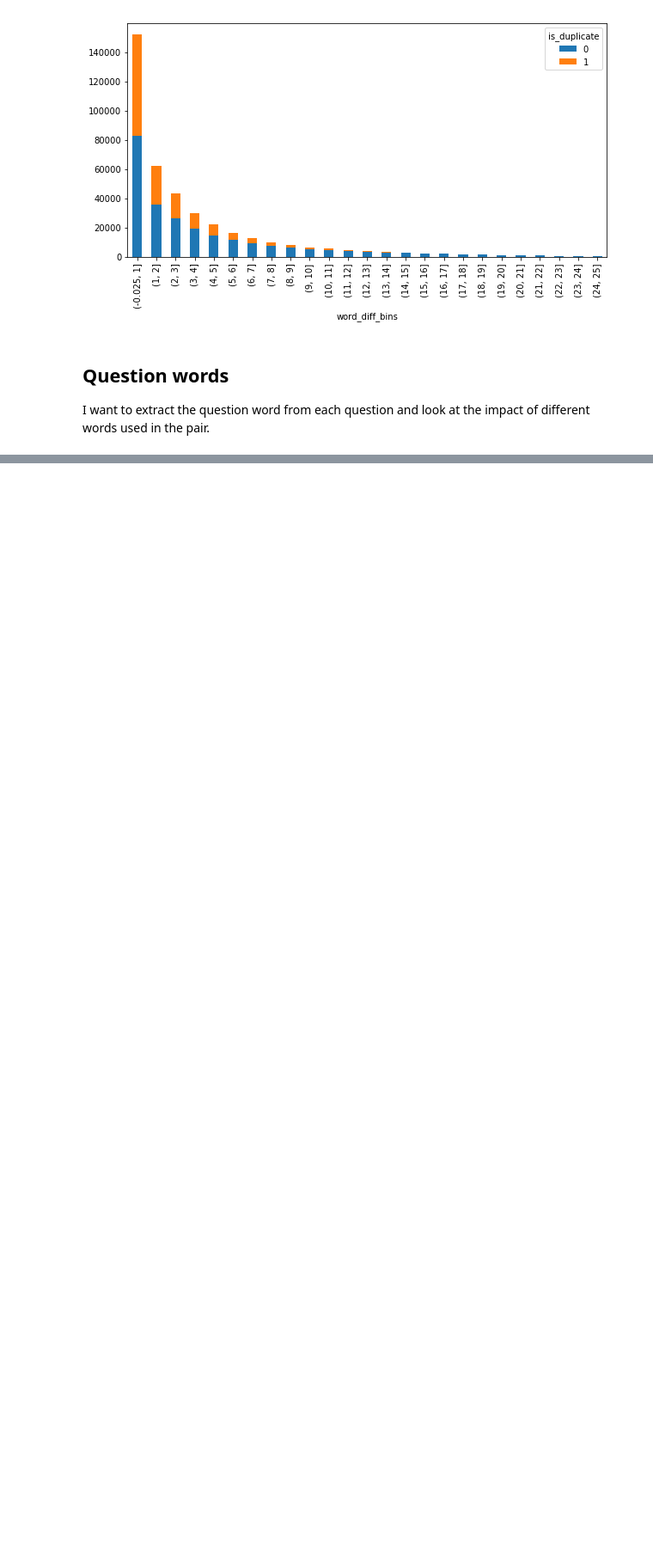
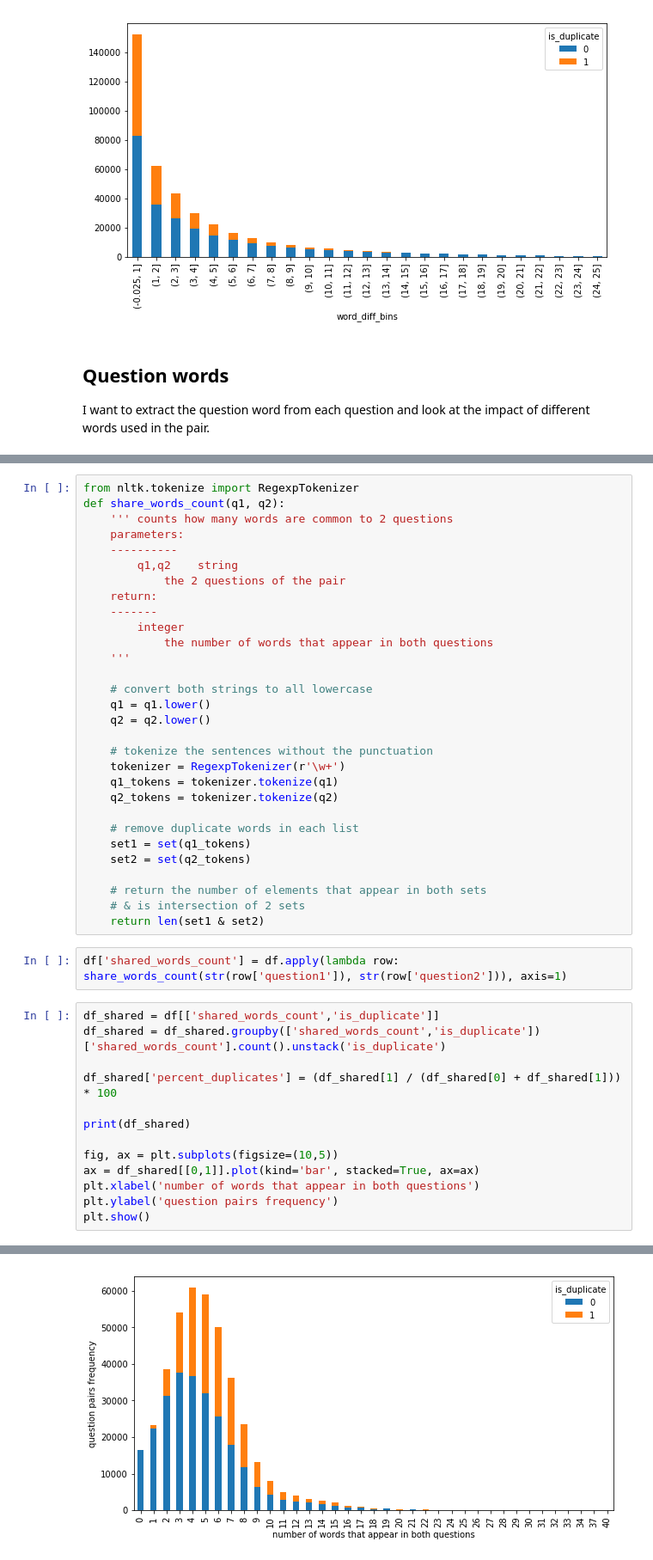
Before and after one commit to guillaume-martin/taipei_machine_learning, a Jupyter notebook: Quora/Scripts/exp-data-exploration-2017-04-11-v01.ipynb, the cells around one changed output, grey strips where cells are left out. Shown at 86% size. Drawn from its saved outputs; the diff is of its cells as text; blank space fills up the shorter version.

```diff
--- a/Quora/Scripts/exp-data-exploration-2017-04-11-v01.ipynb
+++ b/Quora/Scripts/exp-data-exploration-2017-04-11-v01.ipynb
@@ -241,0 +249,46 @@ He we can see that if the question words are different, the chance to have dupli
+# %%
+from nltk.tokenize import RegexpTokenizer
+def share_words_count(q1, q2):
+    ''' counts how many words are common to 2 questions
+    parameters:
+    ----------
+        q1,q2    string
+            the 2 questions of the pair
+    return:
+    -------
+        integer
+            the number of words that appear in both questions
+    '''
+
+    # convert both strings to all lowercase
+    q1 = q1.lower()
+    q2 = q2.lower()
+
+    # tokenize the sentences without the punctuation
+    tokenizer = RegexpTokenizer(r'\w+')
+    q1_tokens = tokenizer.tokenize(q1)
+    q2_tokens = tokenizer.tokenize(q2)
+
+    # remove duplicate words in each list
+    set1 = set(q1_tokens)
+    set2 = set(q2_tokens)
+
+    # return the number of elements that appear in both sets
+    # & is intersection of 2 sets
+    return len(set1 & set2)
+# %%
+df['shared_words_count'] = df.apply(lambda row: share_words_count(str(row['question1']), str(row['question2'])), axis=1)
+# %%
+df_shared = df[['shared_words_count','is_duplicate']]
+df_shared = df_shared.groupby(['shared_words_count','is_duplicate'])['shared_words_count'].count().unstack('is_duplicate')
+
+df_shared['percent_duplicates'] = (df_shared[1] / (df_shared[0] + df_shared[1])) * 100
+
+print(df_shared)
+
+fig, ax = plt.subplots(figsize=(10,5))
+ax = df_shared[[0,1]].plot(kind='bar', stacked=True, ax=ax)
+plt.xlabel('number of words that appear in both questions')
+plt.ylabel('question pairs frequency')
+plt.show()
+# %% [output]
@@ -241,0 +312 @@ He we can see that if the question words are different, the chance to have dupli
+[figure, added]
```
Also changed, not shown: parts of 10 cells of this notebook, 10 other files.
